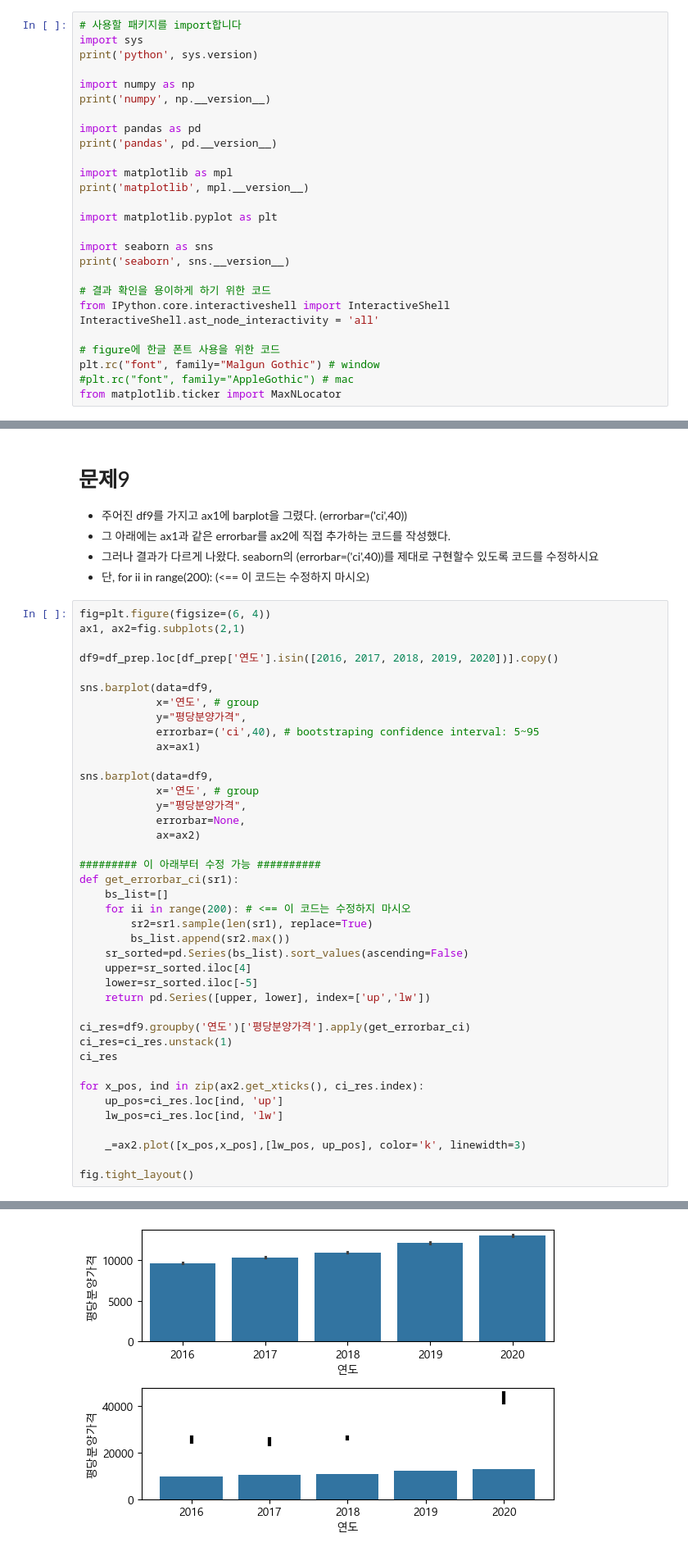
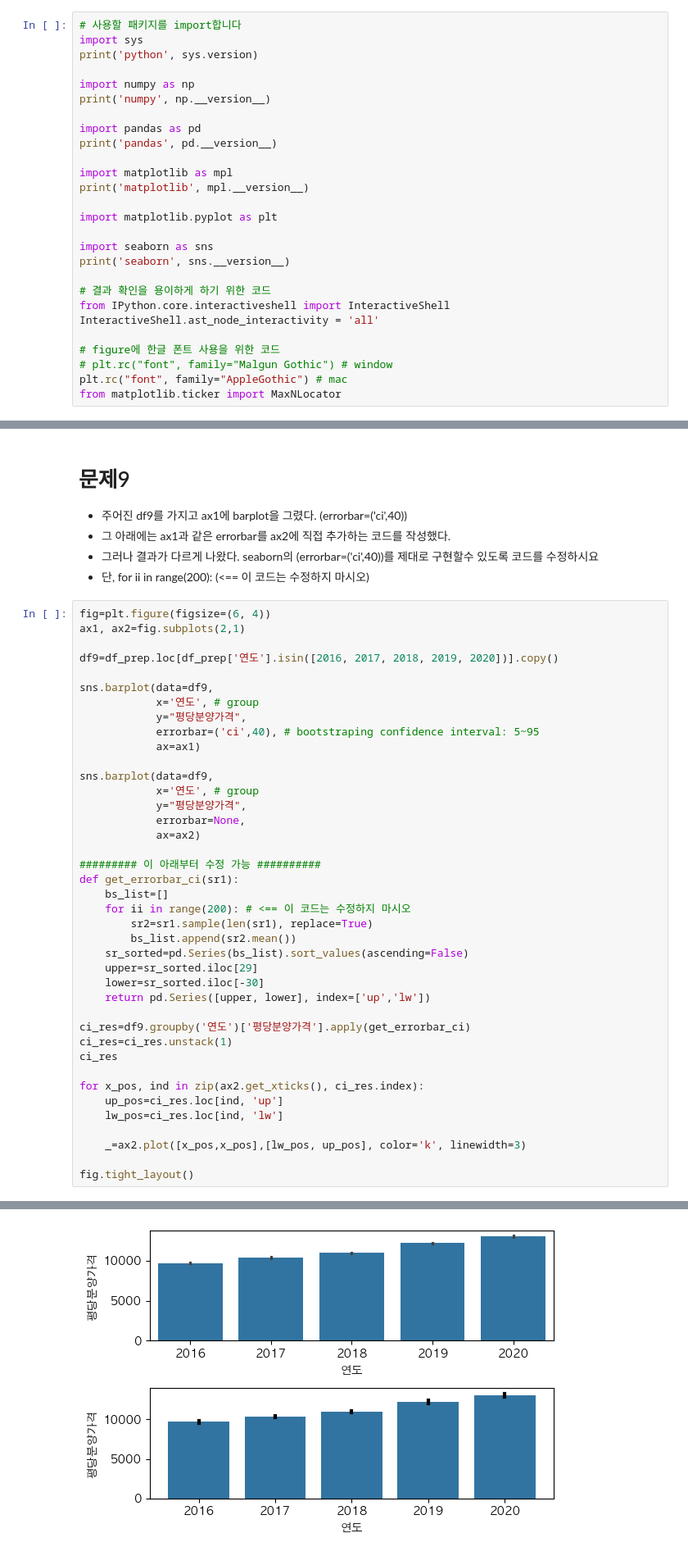
Before and after one commit to Woochang4862/USW-Public-Data-Analysis, a Jupyter notebook: pda_7w/공공데이터분석_2024중간고사_002(문제)/공공데이터분석_2024중간고사_002(문제).ipynb, the cells around one changed output, grey strips where cells are left out. Shown at 82% size. Cells and saved outputs as stored; diff of their text form.

```diff
--- a/pda_7w/공공데이터분석_2024중간고사_002(문제)/공공데이터분석_2024중간고사_002(문제).ipynb
+++ b/pda_7w/공공데이터분석_2024중간고사_002(문제)/공공데이터분석_2024중간고사_002(문제).ipynb
@@ -52,7 +52,7 @@ from IPython.core.interactiveshell import InteractiveShell
 InteractiveShell.ast_node_interactivity = 'all'
 
 # figure에 한글 폰트 사용을 위한 코드
-plt.rc("font", family="Malgun Gothic") # window
-#plt.rc("font", family="AppleGothic") # mac
+# plt.rc("font", family="Malgun Gothic") # window
+plt.rc("font", family="AppleGothic") # mac
 from matplotlib.ticker import MaxNLocator
 # %% [output]
@@ -298,10 +345,10 @@ def get_errorbar_ci(sr1):
     bs_list=[]
     for ii in range(200): # <== 이 코드는 수정하지 마시오
         sr2=sr1.sample(len(sr1), replace=True)
-        bs_list.append(sr2.max())
+        bs_list.append(sr2.mean())
     sr_sorted=pd.Series(bs_list).sort_values(ascending=False)
-    upper=sr_sorted.iloc[4]
-    lower=sr_sorted.iloc[-5]
+    upper=sr_sorted.iloc[29]
+    lower=sr_sorted.iloc[-30]
     return pd.Series([upper, lower], index=['up','lw'])
 
 ci_res=df9.groupby('연도')['평당분양가격'].apply(get_errorbar_ci)
@@ -328,4 +375,4 @@ fig.tight_layout()
-[figure, old version]
+[figure, new version]
 # %% [markdown]
 # 문제10
 * dataframe df10a를 적당한 format으로 변경한후 df10b와 연결하여 df10d를 만드시오
```
Also changed, not shown: parts of 16 cells of this notebook, 6 other files.
